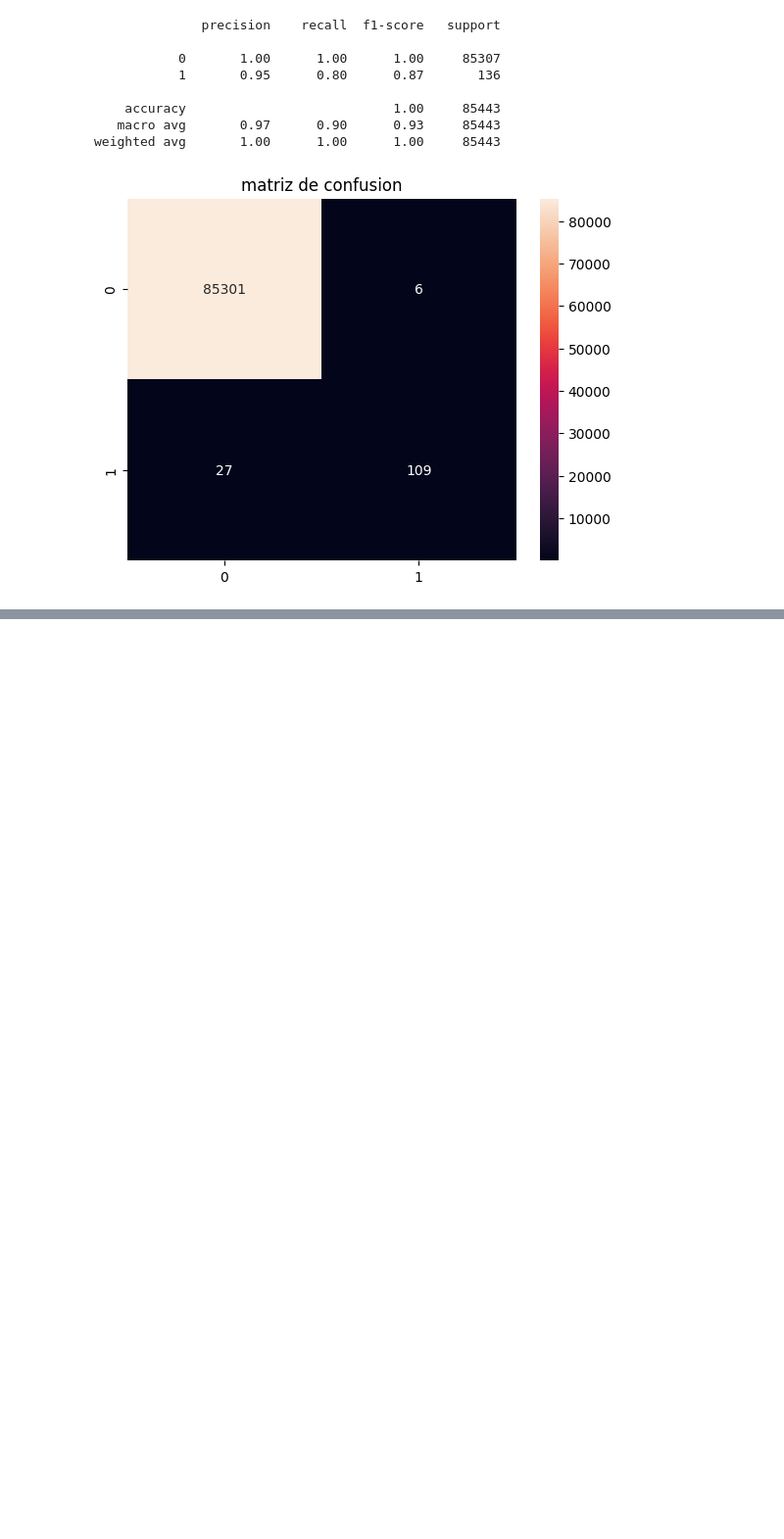
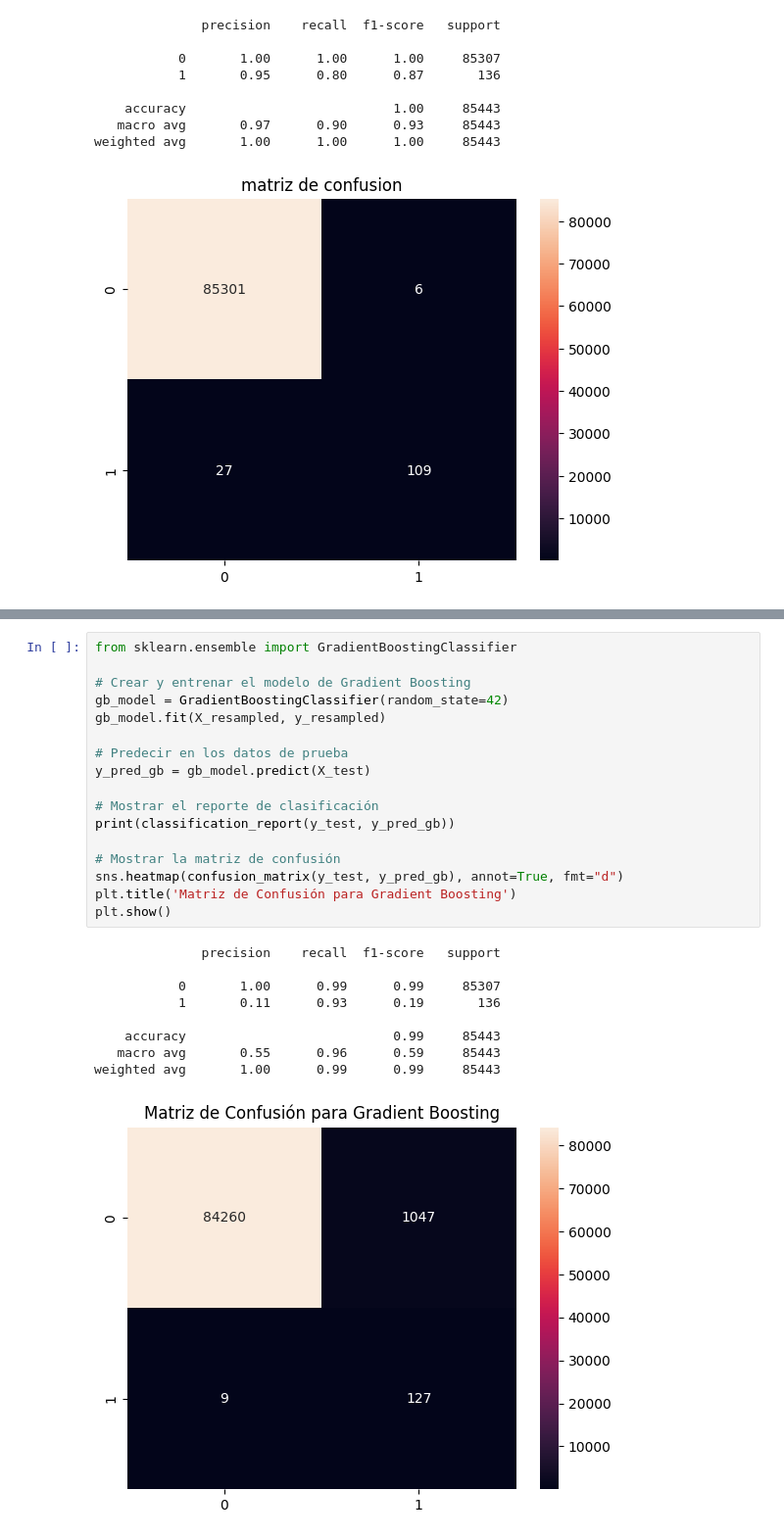
Before and after one commit to BRYANRUBIO01/DETECCION-DE-FRAUDE-CON-MACHINE-LEARNING, a Jupyter notebook: DETECTION.ipynb, the cells around one changed output, grey strips where cells are left out. Shown at 98% size. Saved outputs shown, nothing was run; the diff lists cells and outputs as text; blank space fills up the shorter version.

```diff
--- a/DETECTION.ipynb
+++ b/DETECTION.ipynb
@@ -141,0 +206,27 @@ weighted avg       1.00      1.00      1.00     85443
+# %%
+from sklearn.ensemble import GradientBoostingClassifier
+
+# Crear y entrenar el modelo de Gradient Boosting
+gb_model = GradientBoostingClassifier(random_state=42)
+gb_model.fit(X_resampled, y_resampled)
+
+# Predecir en los datos de prueba
+y_pred_gb = gb_model.predict(X_test)
+
+# Mostrar el reporte de clasificación
+print(classification_report(y_test, y_pred_gb))
+
+# Mostrar la matriz de confusión
+sns.heatmap(confusion_matrix(y_test, y_pred_gb), annot=True, fmt="d")
+plt.title('Matriz de Confusión para Gradient Boosting')
+plt.show()
+# %% [output]
+              precision    recall  f1-score   support
+
+           0       1.00      0.99      0.99     85307
+           1       0.11      0.93      0.19       136
+
+    accuracy                           0.99     85443
+   macro avg       0.55      0.96      0.59     85443
+weighted avg       1.00      0.99      0.99     85443
+[figure, added]
```
Also changed, not shown: parts of 4 cells of this notebook, 4 other files.
